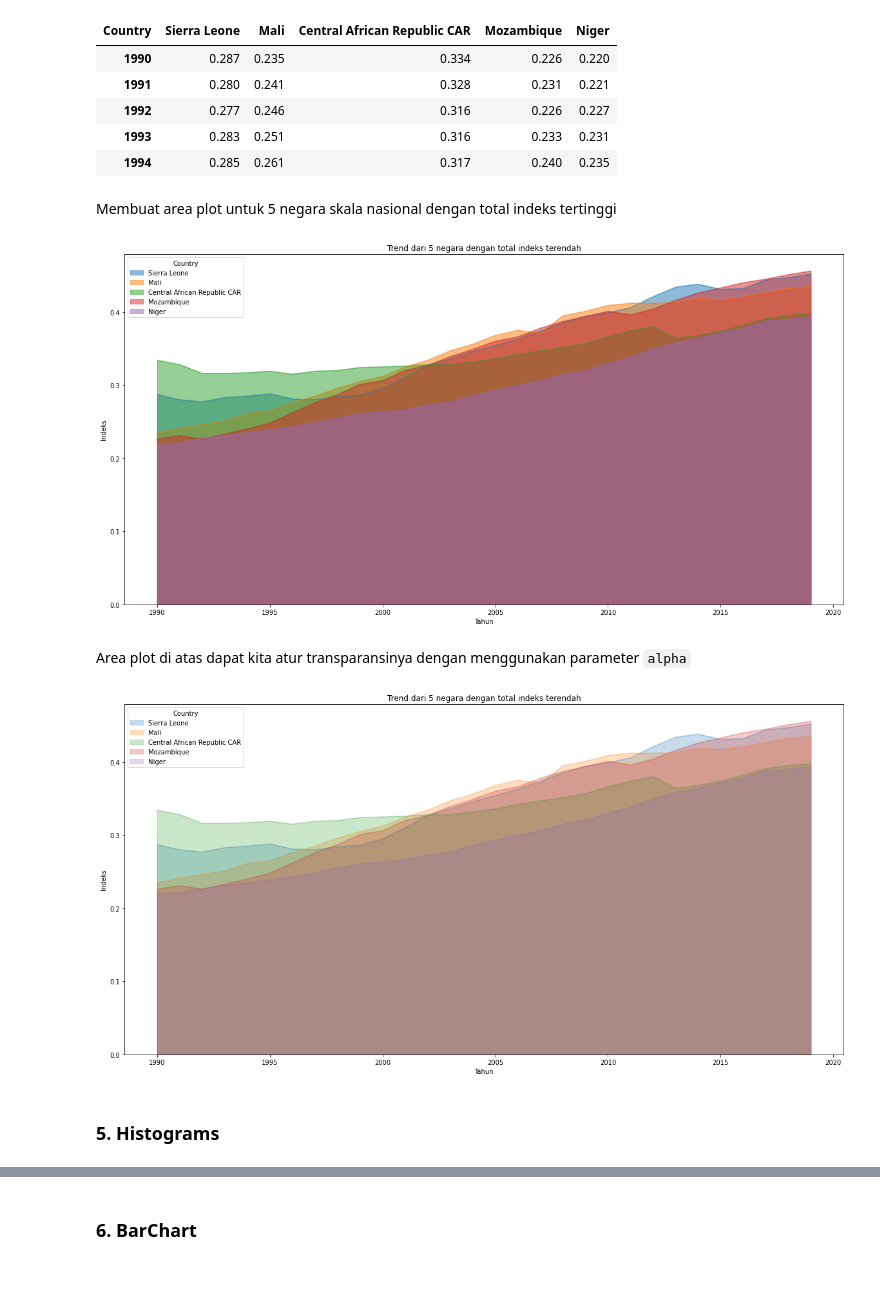
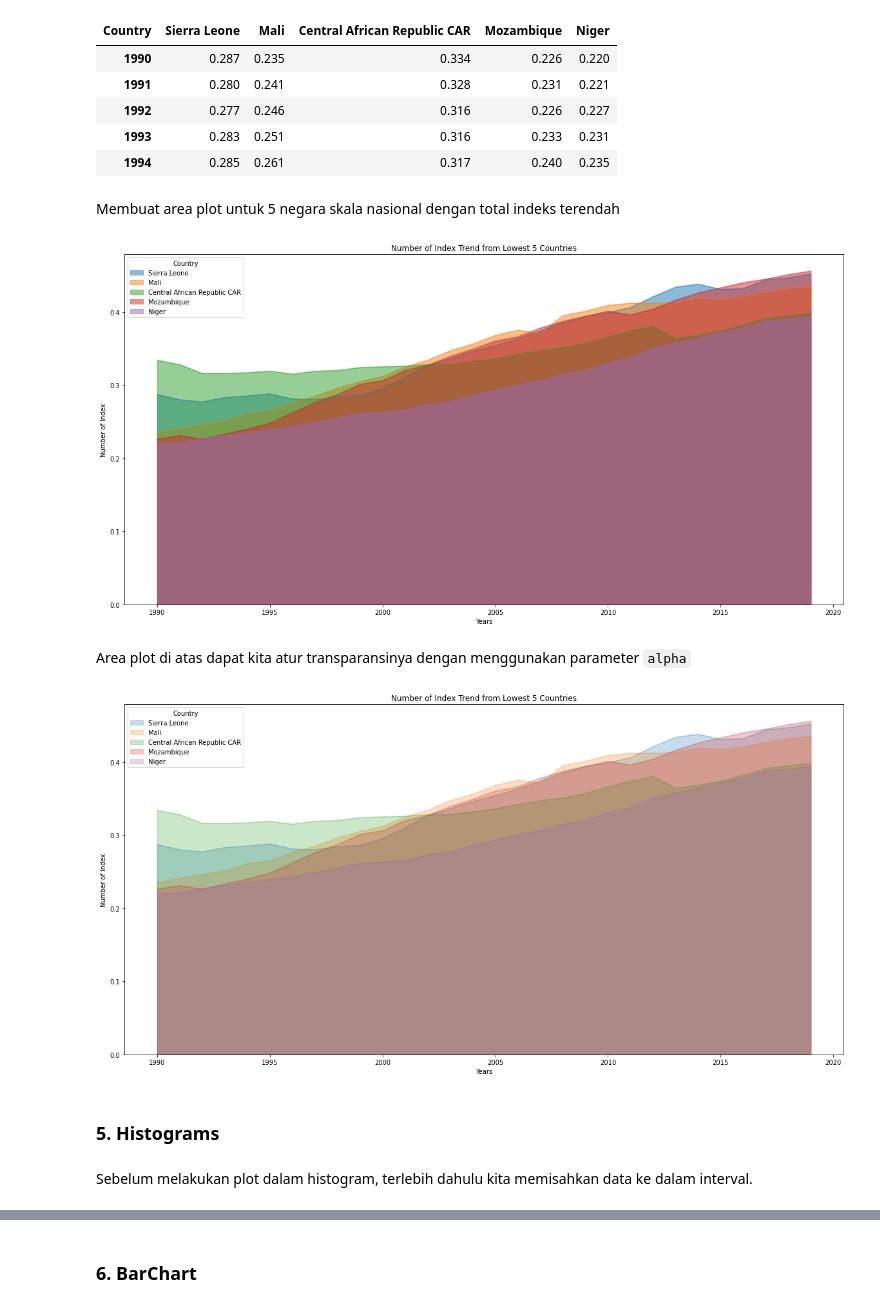
Before and after one commit to AbdulHafidh-AI/ProyekVisdat, a Jupyter notebook: HumanDevelopmentIndex.ipynb, the cells around one changed output, grey strips where cells are left out. Cells and saved outputs as stored; diff of their text form; code cells hidden in the pictures; blank space fills up the shorter version.

```diff
--- a/HumanDevelopmentIndex.ipynb
+++ b/HumanDevelopmentIndex.ipynb
@@ -392,14 +392,14 @@ Pada area plot ini akan ditampilkan 5 negara skala nasional dengan total indeks
 # %%
-#Memilih top 5 negara dengan level = nasional
-data_top5 = sampleNational.sort_values(['Total'], ascending=False, axis=0)
-condition = data_top5['Level'] == 'National'
+#Memilih low 5 negara dengan level = nasional
+data_low5 = sampleNational.sort_values(['Total'], ascending=False, axis=0)
+condition = data_low5['Level'] == 'National'
 
-data_top5 = data_top5[condition].tail()
+data_low5 = data_low5[condition].tail()
 
 #Menghapus kolom yang tidak diperlukan
-data_top5.drop(['Level','Region', 'Total'], axis=1, inplace=True)
+data_low5.drop(['Level','Region', 'Total'], axis=1, inplace=True)
 
-data_top5
+data_low5
 # %% [output]
 |  | 1990 | 1991 | 1992 | 1993 | 1994 | 1995 | 1996 | 1997 | 1998 | 1999 | ... | ... |
 | Country |  |  |  |  |  |  |  |  |  |  |  | ... |
@@ -411,9 +411,9 @@ data_top5
 5 rows × 30 columns
 # %%
 # Transpose data
-data_top5 = data_top5.transpose()
+data_low5 = data_low5.transpose()
 
-data_top5.head()
+data_low5.head()
 # %% [output]
 | Country | Sierra Leone | Mali | Central African Republic CAR | Mozambique | Niger |
 | 1990 | 0.287 | 0.235 | 0.334 | 0.226 | 0.220 |
@@ -422,36 +422,38 @@ data_top5.head()
 | 1993 | 0.283 | 0.251 | 0.316 | 0.233 | 0.231 |
 | 1994 | 0.285 | 0.261 | 0.317 | 0.240 | 0.235 |
 # %% [markdown]
-Membuat area plot untuk 5 negara skala nasional dengan total indeks tertinggi
+Membuat area plot untuk 5 negara skala nasional dengan total indeks terendah
 # %%
-# Mengubah tipe data nilai indeks dari data_top5 menjadi integer untuk plotting
-data_top5.index = data_top5.index.map(int)
+# Mengubah tipe data nilai indeks dari data_low5 menjadi integer untuk plotting
+data_low5.index = data_low5.index.map(int)
 
-data_top5.plot(kind='area',
+data_low5.plot(kind='area',
              stacked=False,
              figsize=(20, 10))  # pass a tuple (x, y) size
 
-plt.title('Trend dari 5 negara dengan total indeks terendah')
-plt.xlabel('Tahun')
-plt.ylabel('Indeks')
+plt.title('Number of Index Trend from Lowest 5 Countries')
+plt.xlabel('Years')
+plt.ylabel('Number of Index')
 
 plt.show()
 # %% [output]
-[figure, old version]
+[figure, new version]
 # %% [markdown]
 Area plot di atas dapat kita atur transparansinya dengan menggunakan parameter `alpha`
 # %%
-data_top5.plot(kind = 'area',
+data_low5.plot(kind = 'area',
              stacked = False,
              alpha = 0.25,
              figsize = (20, 10))  # pass a tuple (x, y) size
 
-plt.title('Trend dari 5 negara dengan total indeks terendah')
-plt.xlabel('Tahun')
-plt.ylabel('Indeks')
+plt.title('Number of Index Trend from Lowest 5 Countries')
+plt.xlabel('Years')
+plt.ylabel('Number of Index')
 
 plt.show()
 # %% [output]
-[figure, old version]
+[figure, new version]
 # %% [markdown]
 ### 5. Histograms
+# %% [markdown]
+Sebelum melakukan plot dalam histogram, terlebih dahulu kita memisahkan data ke dalam interval.
```
Also changed, not shown: parts of 16 cells of this notebook.
